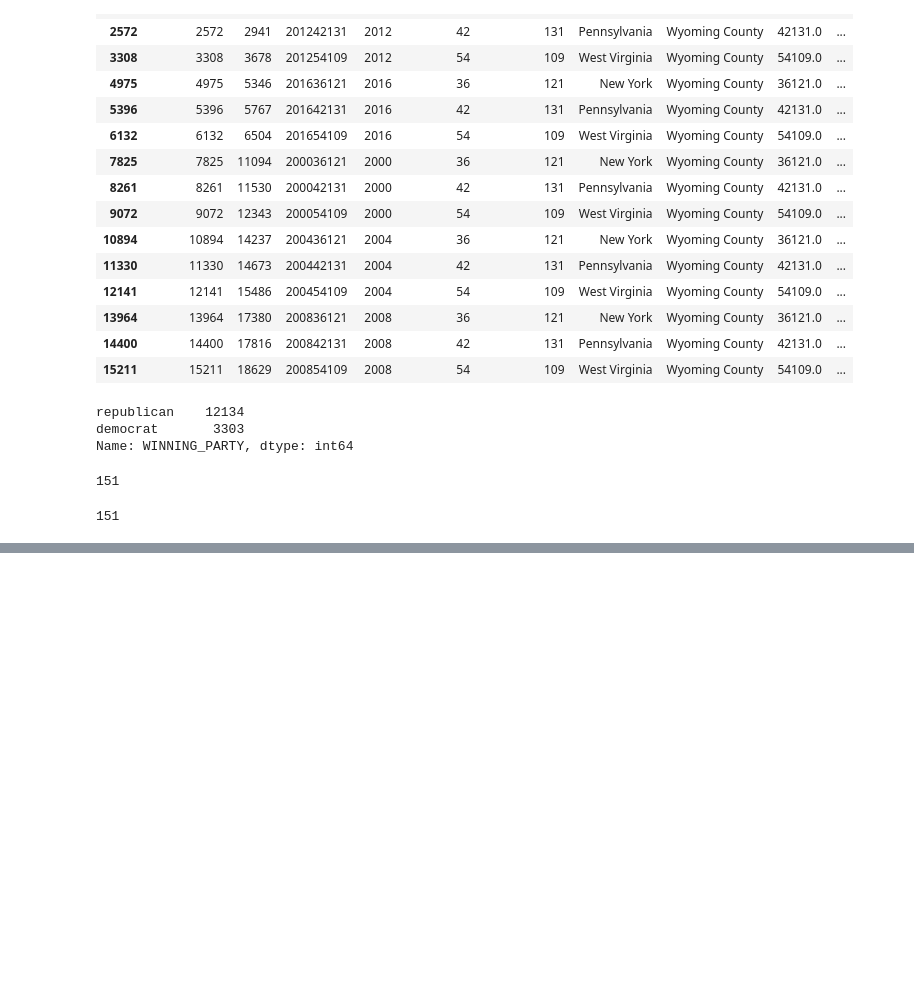
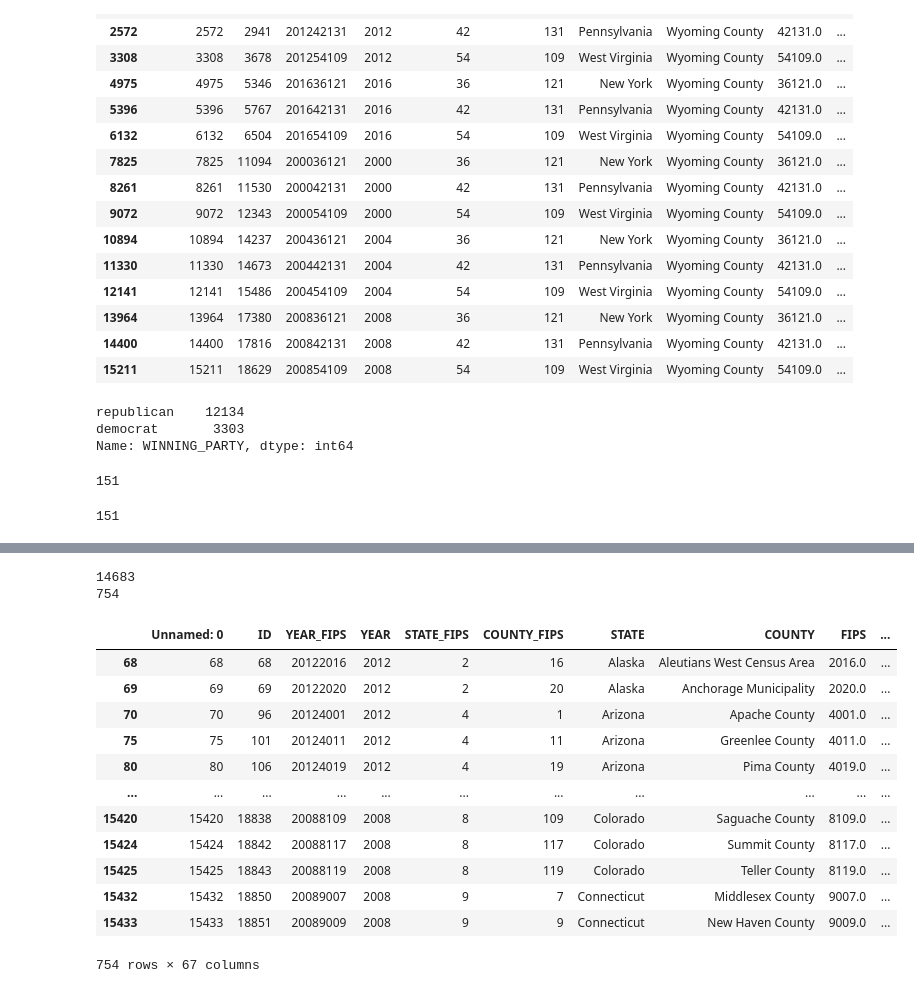
Before and after one commit to ehuang13/w210-presidential-election, a Jupyter notebook: ahana/eda/EDA_Ahana_Jun14-MarginVictory.ipynb, the cells around one changed output, grey strips where cells are left out. Drawn from its saved outputs; the diff is of its cells as text; code cells hidden in the pictures; blank space fills up the shorter version.

```diff
--- a/ahana/eda/EDA_Ahana_Jun14-MarginVictory.ipynb
+++ b/ahana/eda/EDA_Ahana_Jun14-MarginVictory.ipynb
@@ -532,7 +532,7 @@ democrat       3303
 Name: WINNING_PARTY, dtype: int64
 # %%
 # counties that flipped between the two parties in the last 20 years.
-counties_list = []
+state_county_map = {}
 county_groupby = df.groupby("COUNTY_FIPS")
 count = 0
 for name, group in county_groupby:
@@ -548,7 +548,7 @@ for name, group in county_groupby:
             #break and move to next county...
             #print("training set add: raw: state={}, county={}".format(raw['STATE'], raw['COUNTY']))
             count +=1
-            counties_list.append((row['STATE_FIPS'], row['COUNTY_FIPS']))
+            state_county_map[str(row['STATE_FIPS']) + '_' + str(row['COUNTY_FIPS'])] = 1
             break
 
 print(count)
@@ -562,0 +581,38 @@ print(count)
+# %%
+#add new column to help us identify county/state combo that should be used in training.
+count_0 = 0
+count_1 = 0
+for index, row in df.iterrows():
+    state_fips = row['STATE_FIPS']
+    county_fips = row['COUNTY_FIPS']
+
+    key = str(state_fips) + '_' + str(county_fips)
+
+    if state_county_map.get(key) == None:
+        df['TRAIN'][index] = 0
+        count_0 += 1
+    else:
+        df['TRAIN'][index] = 1
+        count_1 += 1
+
+print(count_0)
+print(count_1)
+# %% [output]
+14683
+754
+# %%
+df.loc[df['TRAIN'] == 1]
+# %% [output]
+|  | Unnamed: 0 | ID | YEAR_FIPS | YEAR | STATE_FIPS | COUNTY_FIPS | STATE | COUNTY | FIPS | ... |
+| 68 | 68 | 68 | 20122016 | 2012 | 2 | 16 | Alaska | Aleutians West Census Area | 2016.0 | ... |
+| 69 | 69 | 69 | 20122020 | 2012 | 2 | 20 | Alaska | Anchorage Municipality | 2020.0 | ... |
+| 70 | 70 | 96 | 20124001 | 2012 | 4 | 1 | Arizona | Apache County | 4001.0 | ... |
+| 75 | 75 | 101 | 20124011 | 2012 | 4 | 11 | Arizona | Greenlee County | 4011.0 | ... |
+| 80 | 80 | 106 | 20124019 | 2012 | 4 | 19 | Arizona | Pima County | 4019.0 | ... |
+| ... | ... | ... | ... | ... | ... | ... | ... | ... | ... | ... |
+| 15420 | 15420 | 18838 | 20088109 | 2008 | 8 | 109 | Colorado | Saguache County | 8109.0 | ... |
+| 15424 | 15424 | 18842 | 20088117 | 2008 | 8 | 117 | Colorado | Summit County | 8117.0 | ... |
+| 15425 | 15425 | 18843 | 20088119 | 2008 | 8 | 119 | Colorado | Teller County | 8119.0 | ... |
+| 15432 | 15432 | 18850 | 20089007 | 2008 | 9 | 7 | Connecticut | Middlesex County | 9007.0 | ... |
+| 15433 | 15433 | 18851 | 20089009 | 2008 | 9 | 9 | Connecticut | New Haven County | 9009.0 | ... |
+754 rows × 67 columns
```
Also changed, not shown: parts of 3 cells of this notebook.
